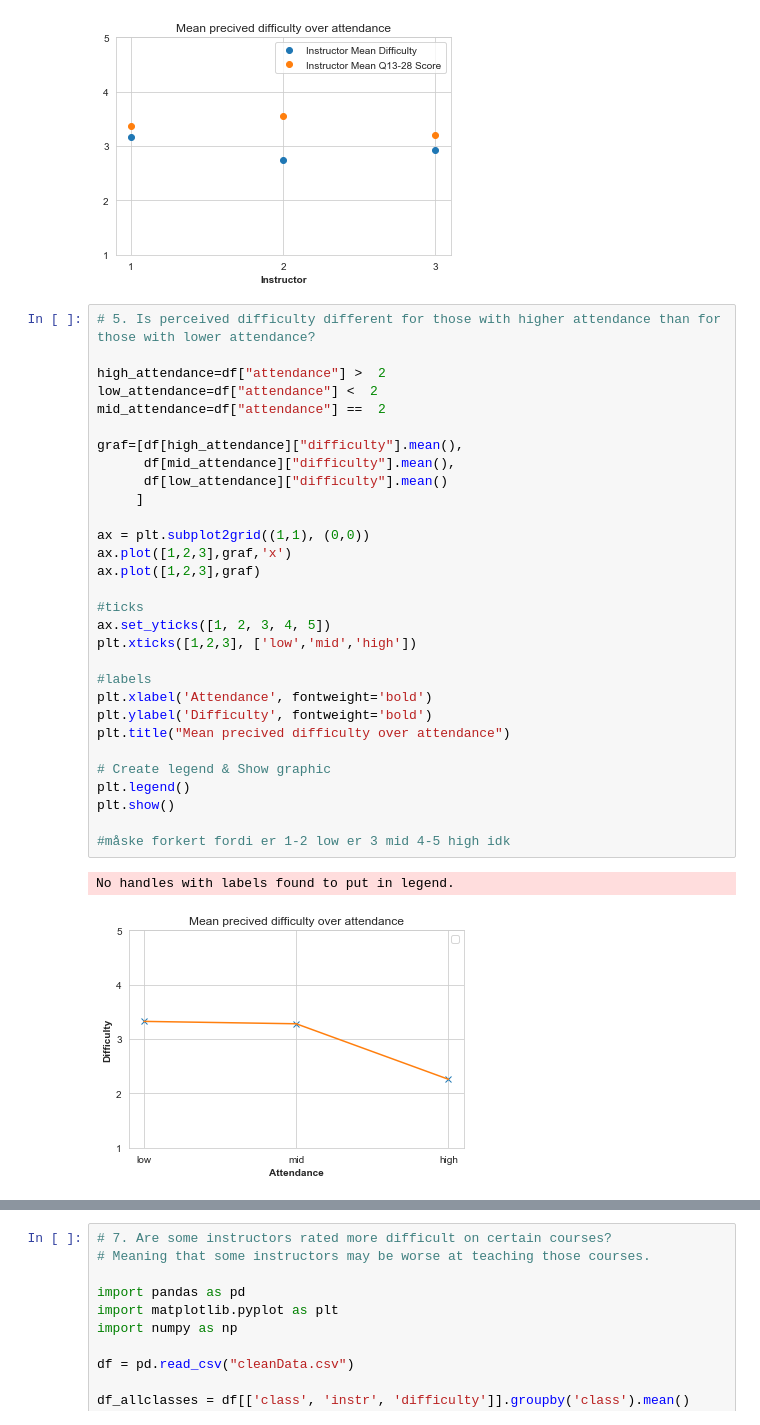
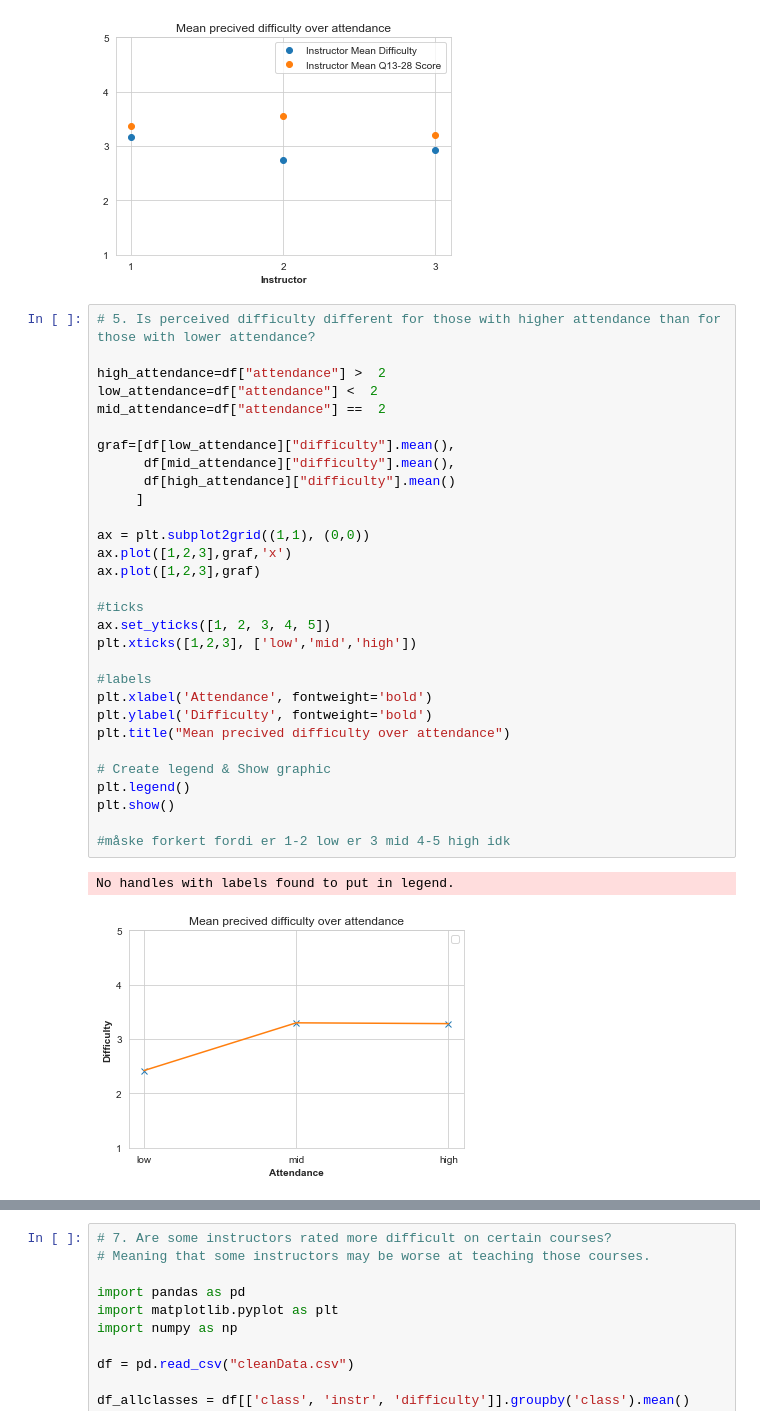
Before and after one commit to jensbackvall/DataScienceKEA2020, a Jupyter notebook: ThomasNotebookV2.ipynb, the cells around one changed output, grey strips where cells are left out. Drawn from its saved outputs; the diff is of its cells as text.

```diff
--- a/ThomasNotebookV2.ipynb
+++ b/ThomasNotebookV2.ipynb
@@ -217,36 +217,36 @@ plt.show()
 # %%
 # 5. Is perceived difficulty different for those with higher attendance than for those with lower attendance?
 
 high_attendance=df["attendance"] >  2
 low_attendance=df["attendance"] <  2
 mid_attendance=df["attendance"] ==  2
 
-graf=[df[high_attendance]["difficulty"].mean(),
+graf=[df[low_attendance]["difficulty"].mean(),
       df[mid_attendance]["difficulty"].mean(),
-      df[low_attendance]["difficulty"].mean()
+      df[high_attendance]["difficulty"].mean()
      ]
 
 ax = plt.subplot2grid((1,1), (0,0))
 ax.plot([1,2,3],graf,'x')
 ax.plot([1,2,3],graf)
 
 #ticks
 ax.set_yticks([1, 2, 3, 4, 5])
 plt.xticks([1,2,3], ['low','mid','high'])
 
 #labels
 plt.xlabel('Attendance', fontweight='bold')
 plt.ylabel('Difficulty', fontweight='bold')
 plt.title("Mean precived difficulty over attendance")
 
 # Create legend & Show graphic
 plt.legend()
 plt.show()
 
 #måske forkert fordi er 1-2 low er 3 mid 4-5 high idk
 # %% [output]
 No handles with labels found to put in legend.
-[figure, old version]
+[figure, new version]
 # %%
 # 6. Is the score for Q9 (“I greatly enjoyed the class and was eager to actively participate during the lectures.”)
 # an indicator for whether or not students find the course difficult?
```
Also changed, not shown: parts of 1 cell of this notebook.
